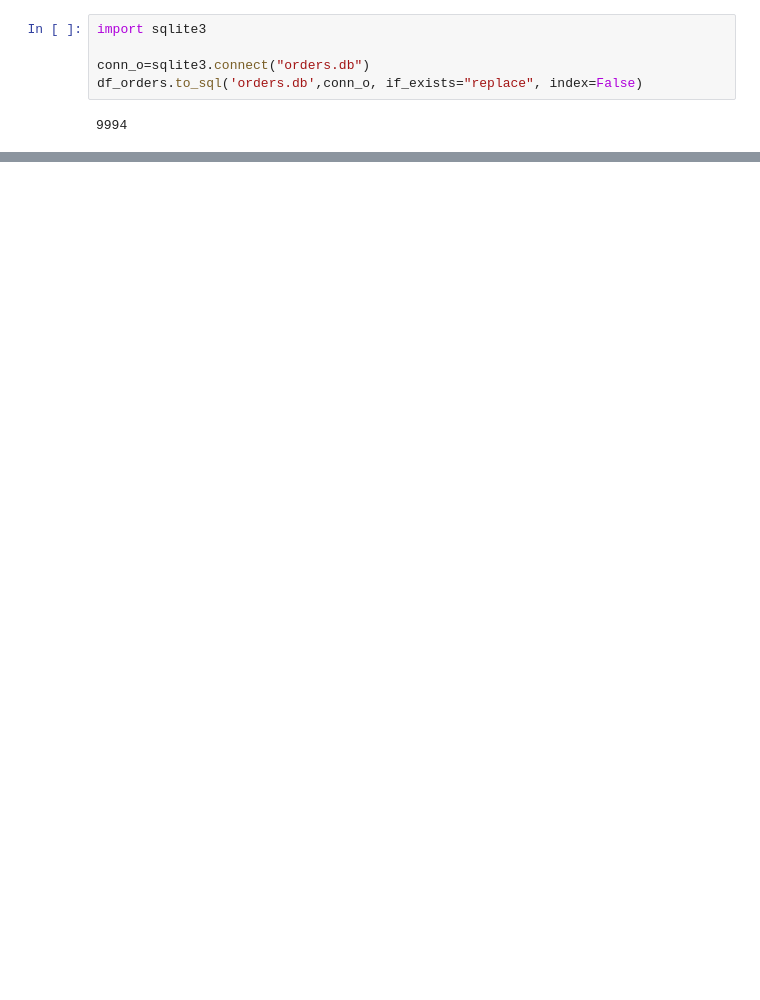
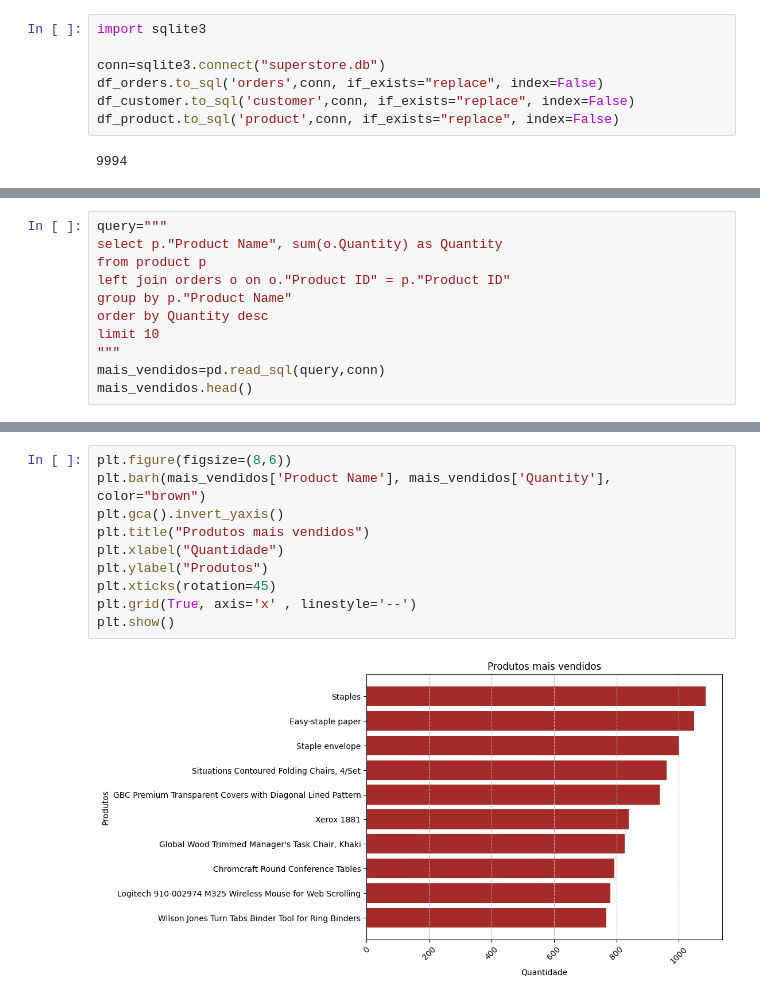
Before and after one commit to HyegoJarllys/DATA-PROJECT, a Jupyter notebook: sql-practice/Pipeline8.ipynb, the cells around one changed output, grey strips where cells are left out. Saved outputs shown, nothing was run; the diff lists cells and outputs as text; blank space fills up the shorter version.

```diff
--- a/sql-practice/Pipeline8.ipynb
+++ b/sql-practice/Pipeline8.ipynb
@@ -232,7 +223,9 @@ df_product=df[['Product ID','Product Name','Segment','Category','Sub-Category']]
 # %%
 import sqlite3
 
-conn_o=sqlite3.connect("orders.db")
-df_orders.to_sql('orders.db',conn_o, if_exists="replace", index=False)
+conn=sqlite3.connect("superstore.db")
+df_orders.to_sql('orders',conn, if_exists="replace", index=False)
+df_customer.to_sql('customer',conn, if_exists="replace", index=False)
+df_product.to_sql('product',conn, if_exists="replace", index=False)
 # %% [output]
 9994
@@ -238,0 +304,11 @@ df_orders.to_sql('orders.db',conn_o, if_exists="replace", index=False)
+# %%
+query="""
+select p."Product Name", sum(o.Quantity) as Quantity
+from product p
+left join orders o on o."Product ID" = p."Product ID"
+group by p."Product Name"
+order by Quantity desc
+limit 10
+"""
+mais_vendidos=pd.read_sql(query,conn)
+mais_vendidos.head()
@@ -238,0 +363,12 @@ df_orders.to_sql('orders.db',conn_o, if_exists="replace", index=False)
+# %%
+plt.figure(figsize=(8,6))
+plt.barh(mais_vendidos['Product Name'], mais_vendidos['Quantity'], color="brown")
+plt.gca().invert_yaxis()
+plt.title("Produtos mais vendidos")
+plt.xlabel("Quantidade")
+plt.ylabel("Produtos")
+plt.xticks(rotation=45)
+plt.grid(True, axis='x' , linestyle='--')
+plt.show()
+# %% [output]
+[figure, added]
```
Also changed, not shown: parts of 12 cells of this notebook, 2 other files.
